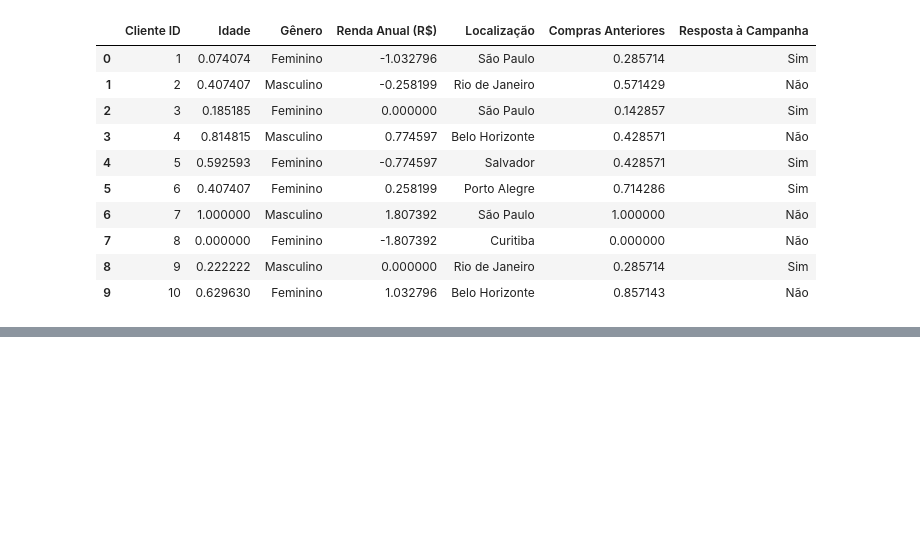
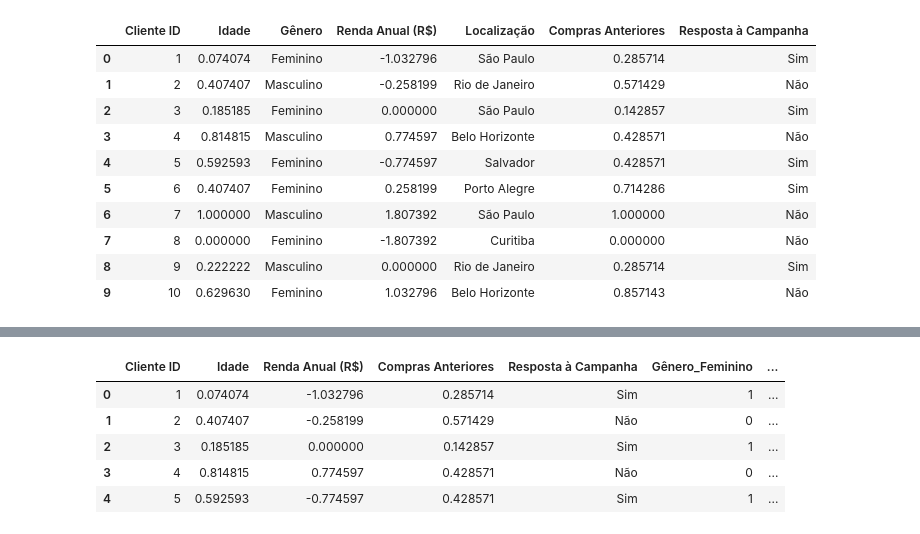
Before and after one commit to Joao-Inacio/Labs, a Jupyter notebook: C-Jovem/Intermediario/oficina-03.ipynb, the cells around one changed output, grey strips where cells are left out. Cells and saved outputs as stored; diff of their text form; code cells hidden in the pictures; blank space fills up the shorter version.

```diff
--- a/C-Jovem/Intermediario/oficina-03.ipynb
+++ b/C-Jovem/Intermediario/oficina-03.ipynb
@@ -231,0 +267,13 @@ df
+# %%
+# Concatenando os dois data frame em um só
+df = pd.concat([df, ohe_df], axis=1)
+# excluindo as colunas originais
+df = df.drop(columns=['Gênero', 'Localização'])
+df.head()
+# %% [output]
+|  | Cliente ID | Idade | Renda Anual (R$) | Compras Anteriores | Resposta à Campanha | Gênero_Feminino | ... |
+| 0 | 1 | 0.074074 | -1.032796 | 0.285714 | Sim | 1 | ... |
+| 1 | 2 | 0.407407 | -0.258199 | 0.571429 | Não | 0 | ... |
+| 2 | 3 | 0.185185 | 0.000000 | 0.142857 | Sim | 1 | ... |
+| 3 | 4 | 0.814815 | 0.774597 | 0.428571 | Não | 0 | ... |
+| 4 | 5 | 0.592593 | -0.774597 | 0.428571 | Sim | 1 | ... |
```
Also changed, not shown: parts of 2 cells of this notebook.
